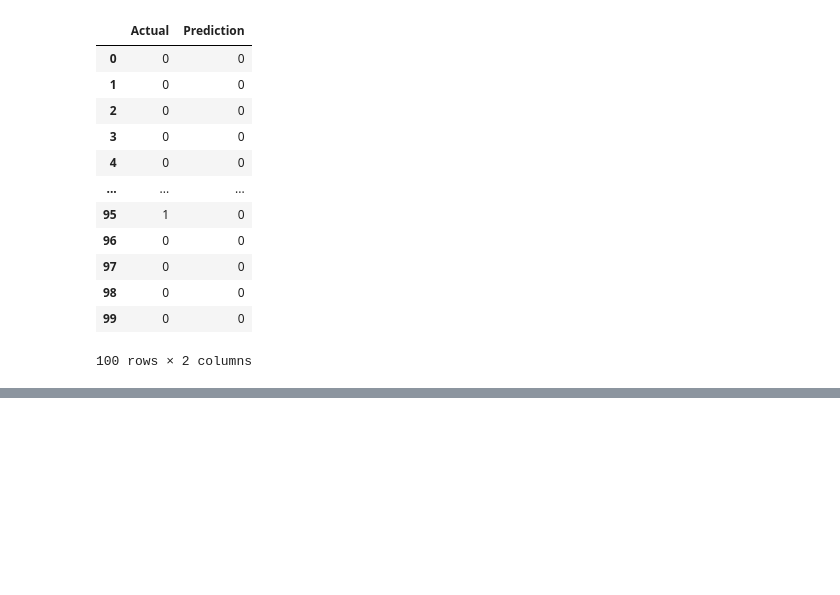
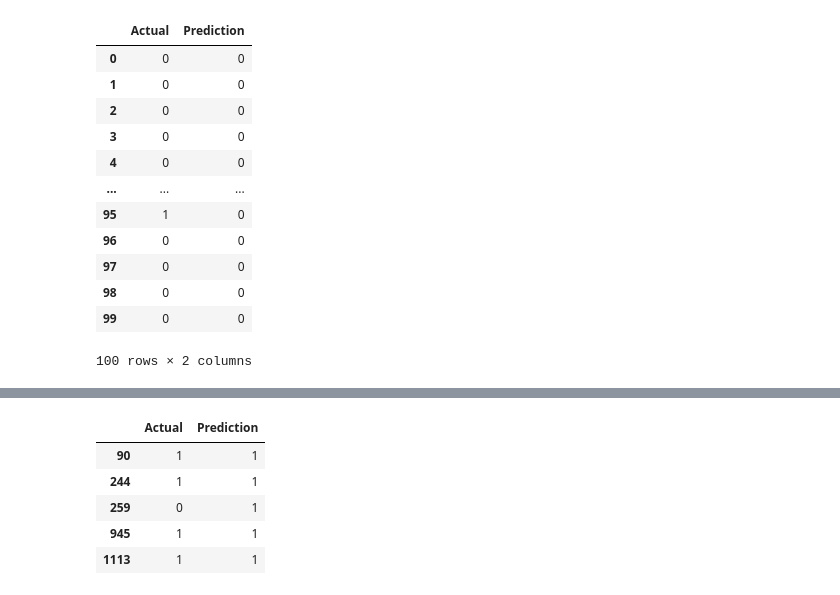
Before and after one commit to alexisperumal/ucsd_data_science_final_project, a Jupyter notebook: arun/Model_Notebook/othertests_RandomForest.ipynb, the cells around one changed output, grey strips where cells are left out. Cells and saved outputs as stored; diff of their text form; code cells hidden in the pictures; blank space fills up the shorter version.

```diff
--- a/arun/Model_Notebook/othertests_RandomForest.ipynb
+++ b/arun/Model_Notebook/othertests_RandomForest.ipynb
@@ -203,0 +349,14 @@ df.head(100)
+# %%
+# Create the RandomSearchCV model
+from sklearn.model_selection import GridSearchCV
+model3 = RandomForestClassifier(random_state=42)
+
+param_grid = {
+    'n_estimators': [250, 600, 1200, 1400],
+    'max_features': ['auto', 'sqrt', 'log2'],
+    'max_depth': [14, 15, 16, 17, 18, None]
+}
+grid = GridSearchCV(model3, param_grid, cv=5, verbose=3, n_jobs=-1)
+
+# Train the model with GridSearch
+grid.fit(X2_train_scaled, y_train)
@@ -203,0 +393,16 @@ df.head(100)
+# %%
+# Tuned parameters
+max_features = grid.best_params_['max_features']
+n_estimators = grid.best_params_['n_estimators']
+max_depth = grid.best_params_['max_depth']
+criterion = 'entropy'
+
+# Tuned model
+tuned_model = RandomForestClassifier(max_features=max_features, n_estimators=n_estimators,
+                                     criterion=criterion, max_depth=max_depth, random_state=42)
+tuned_model.fit(X2_train_scaled, y_train)
+model_3_training_score = round(tuned_model.score(X2_train_scaled, y_train)*100,3)
+tuned_accuracy = round(tuned_model.score(X2_test_scaled, y_test)*100,3)
+
+print(f"Training Data Score: {model_3_training_score} %")
+print(f"Testing Data Score: {tuned_accuracy} %")
@@ -203,0 +437,10 @@ df.head(100)
+# %%
+df2_positive_prediction = df2[df2['Prediction'] == 1]
+df2_positive_prediction.head()
+# %% [output]
+|  | Actual | Prediction |
+| 90 | 1 | 1 |
+| 244 | 1 | 1 |
+| 259 | 0 | 1 |
+| 945 | 1 | 1 |
+| 1113 | 1 | 1 |
```
Also changed, not shown: parts of 22 cells of this notebook, 10 other files.
